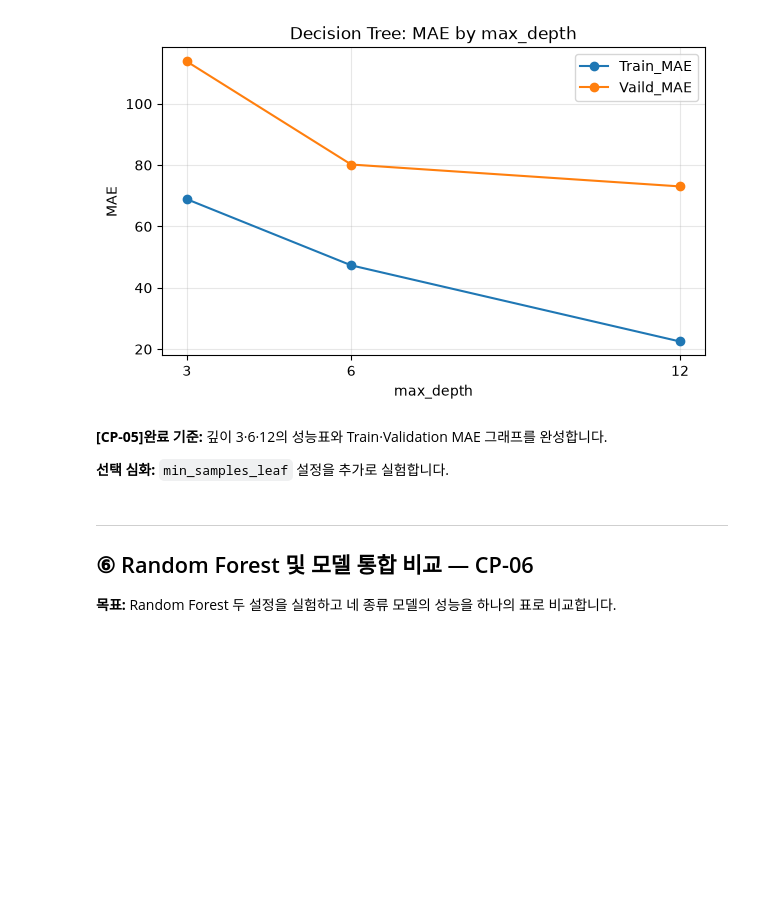
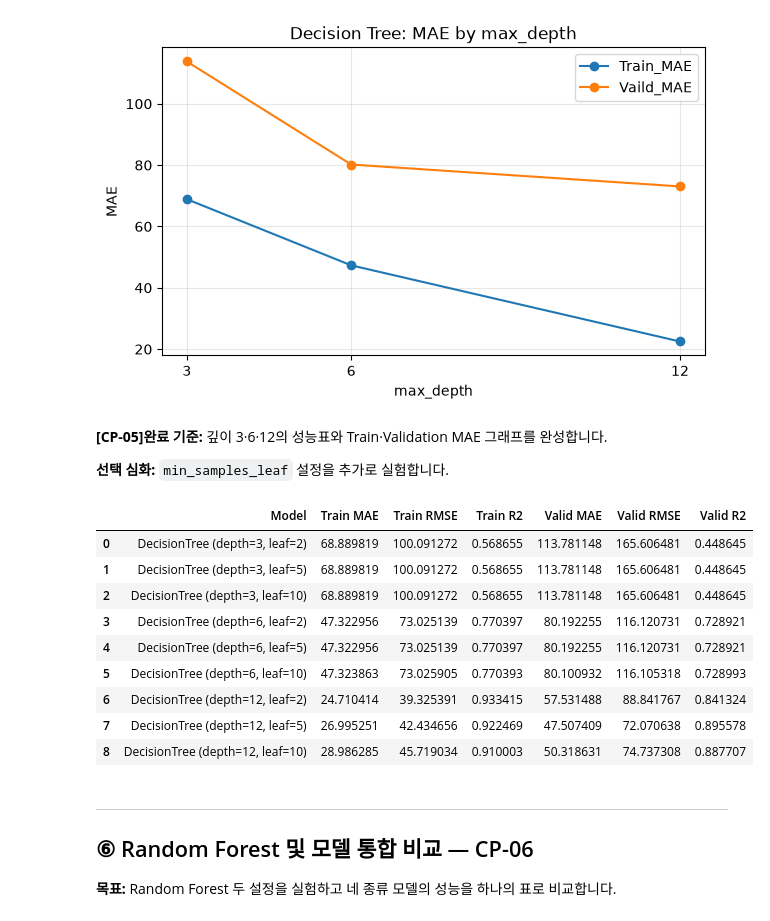
Before and after one commit to Kim-ms/ai-mini-projects, a Jupyter notebook: mini-project-01/code/01_regression_bike_demand.ipynb, the cells around one changed output. Saved outputs shown, nothing was run; the diff lists cells and outputs as text; code cells hidden in the pictures; blank space fills up the shorter version.

```diff
--- a/mini-project-01/code/01_regression_bike_demand.ipynb
+++ b/mini-project-01/code/01_regression_bike_demand.ipynb
@@ -572,6 +572,43 @@ plt.show()
 **[CP-05]완료 기준:** 깊이 3·6·12의 성능표와 Train·Validation MAE 그래프를 완성합니다.
 
 **선택 심화:** `min_samples_leaf` 설정을 추가로 실험합니다.
+# %%
+# [선택심화] min_samples_leaf 설정 추가
+
+depths = [3, 6, 12]
+leap_samples = [2, 5, 10]
+
+tree_models = {}
+tree_results = []
+
+for d in depths:
+    for n in leap_samples:
+        model = Pipeline([
+            ("preprocessor", preprocessor),
+            ("regressor", DecisionTreeRegressor(max_depth=d, random_state=42, min_samples_leaf=n)),
+        ])
+
+        model.fit(X_train, y_train)
+
+        tree_models[d] = model
+
+        row = summarize(f"DecisionTree (depth={d}, leaf={n})", model)
+        tree_results.append(row)
+        results.append(row)
+
+tree_df = pd.DataFrame(tree_results)
+display(tree_df.round(9))
+# %% [output]
+|  | Model | Train MAE | Train RMSE | Train R2 | Valid MAE | Valid RMSE | Valid R2 |
+| 0 | DecisionTree (depth=3, leaf=2) | 68.889819 | 100.091272 | 0.568655 | 113.781148 | 165.606481 | 0.448645 |
+| 1 | DecisionTree (depth=3, leaf=5) | 68.889819 | 100.091272 | 0.568655 | 113.781148 | 165.606481 | 0.448645 |
+| 2 | DecisionTree (depth=3, leaf=10) | 68.889819 | 100.091272 | 0.568655 | 113.781148 | 165.606481 | 0.448645 |
+| 3 | DecisionTree (depth=6, leaf=2) | 47.322956 | 73.025139 | 0.770397 | 80.192255 | 116.120731 | 0.728921 |
+| 4 | DecisionTree (depth=6, leaf=5) | 47.322956 | 73.025139 | 0.770397 | 80.192255 | 116.120731 | 0.728921 |
+| 5 | DecisionTree (depth=6, leaf=10) | 47.323863 | 73.025905 | 0.770393 | 80.100932 | 116.105318 | 0.728993 |
+| 6 | DecisionTree (depth=12, leaf=2) | 24.710414 | 39.325391 | 0.933415 | 57.531488 | 88.841767 | 0.841324 |
+| 7 | DecisionTree (depth=12, leaf=5) | 26.995251 | 42.434656 | 0.922469 | 47.507409 | 72.070638 | 0.895578 |
+| 8 | DecisionTree (depth=12, leaf=10) | 28.986285 | 45.719034 | 0.910003 | 50.318631 | 74.737308 | 0.887707 |
 # %% [markdown]
 ---
 ## ⑥ Random Forest 및 모델 통합 비교 — CP-06
```
Also changed, not shown: parts of 2 cells of this notebook.
